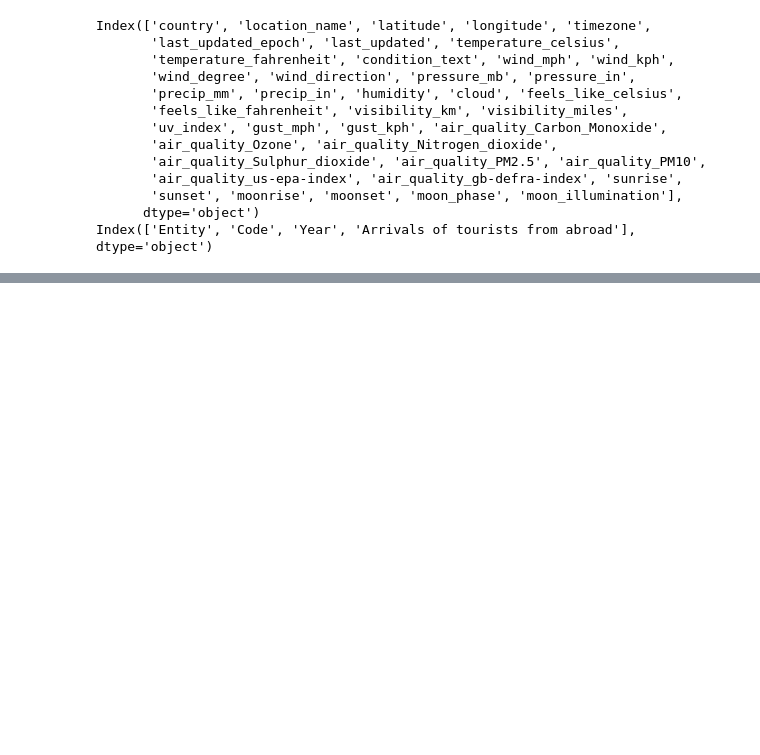
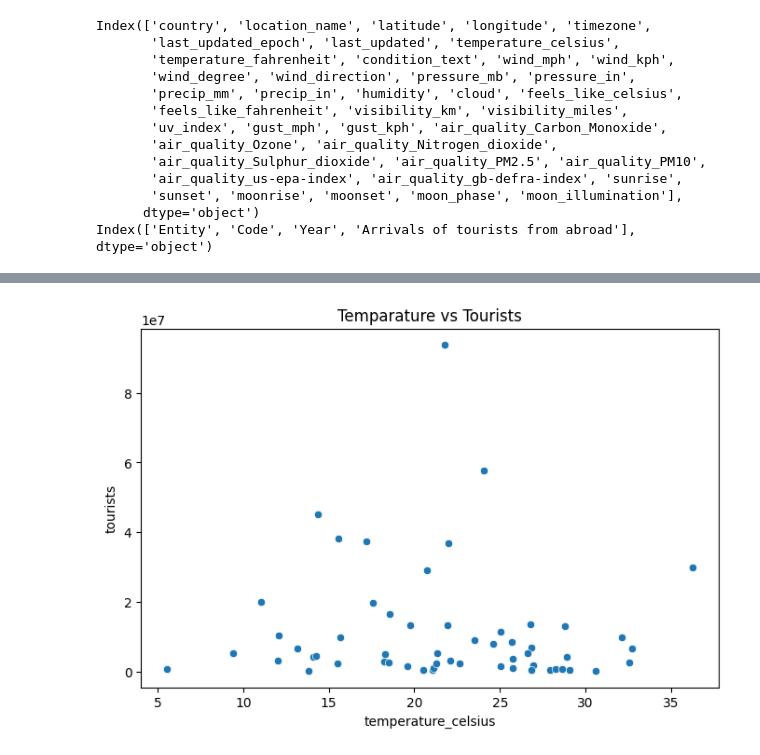
Before and after one commit to 2005yoheiUBC/tourist-demand-prediction, a Jupyter notebook: notebooks/travel_analysis.ipynb, the cells around one changed output, grey strips where cells are left out. Saved outputs shown, nothing was run; the diff lists cells and outputs as text; code cells hidden in the pictures; blank space fills up the shorter version.

```diff
--- a/notebooks/travel_analysis.ipynb
+++ b/notebooks/travel_analysis.ipynb
@@ -70,0 +228,8 @@ Index(['Entity', 'Code', 'Year', 'Arrivals of tourists from abroad'], dtype='obj
+# %%
+#Tourism vs Temp
+plt.figure(figsize = (8,5))
+sns.scatterplot(data = df, x = "temperature_celsius", y = "tourists")
+plt.title("Temparature vs Tourists")
+plt.show()
+# %% [output]
+[figure, added]
```
Also changed, not shown: parts of 32 cells of this notebook, 1 other file.
